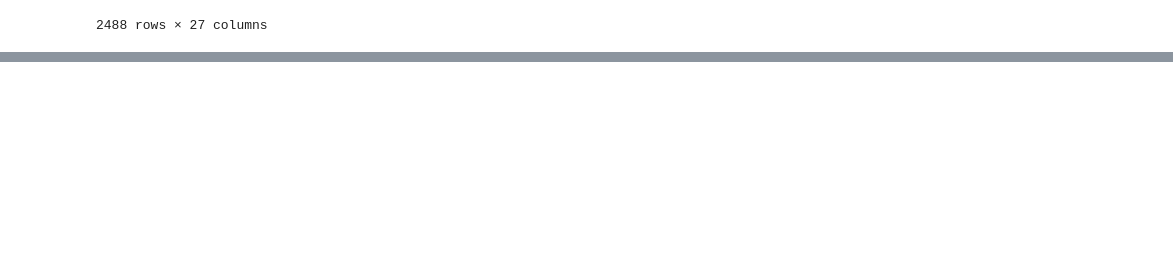
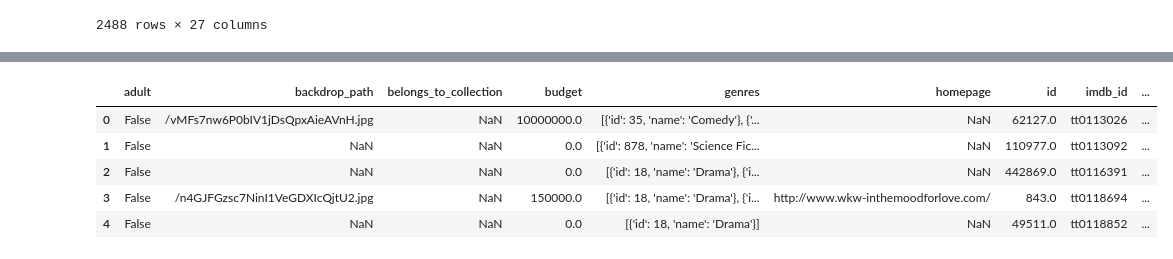
Before and after one commit to cole-beach/What-Makes-A-Movie-Successful, a Jupyter notebook: What Makes a Movie Successful - Part 02B - EDA Overview.ipynb, the cells around one changed output, grey strips where cells are left out. Cells and saved outputs as stored; diff of their text form; code cells hidden in the pictures; blank space fills up the shorter version.

```diff
--- a/What Makes a Movie Successful - Part 02B - EDA Overview.ipynb
+++ b/What Makes a Movie Successful - Part 02B - EDA Overview.ipynb
@@ -105,0 +201,9 @@ NameError: name 'pf' is not defined
+# %%
+df.head()
+# %% [output]
+|  | adult | backdrop_path | belongs_to_collection | budget | genres | homepage | id | imdb_id | ... |
+| 0 | False | /vMFs7nw6P0bIV1jDsQpxAieAVnH.jpg | NaN | 10000000.0 | [{'id': 35, 'name': 'Comedy'}, {'... | NaN | 62127.0 | tt0113026 | ... |
+| 1 | False | NaN | NaN | 0.0 | [{'id': 878, 'name': 'Science Fic... | NaN | 110977.0 | tt0113092 | ... |
+| 2 | False | NaN | NaN | 0.0 | [{'id': 18, 'name': 'Drama'}, {'i... | NaN | 442869.0 | tt0116391 | ... |
+| 3 | False | /n4GJFGzsc7NinI1VeGDXIcQjtU2.jpg | NaN | 150000.0 | [{'id': 18, 'name': 'Drama'}, {'i... | http://www.wkw-inthemoodforlove.com/ | 843.0 | tt0118694 | ... |
+| 4 | False | NaN | NaN | 0.0 | [{'id': 18, 'name': 'Drama'}] | NaN | 49511.0 | tt0118852 | ... |
```
Also changed, not shown: parts of 14 cells of this notebook, 2 other files.
